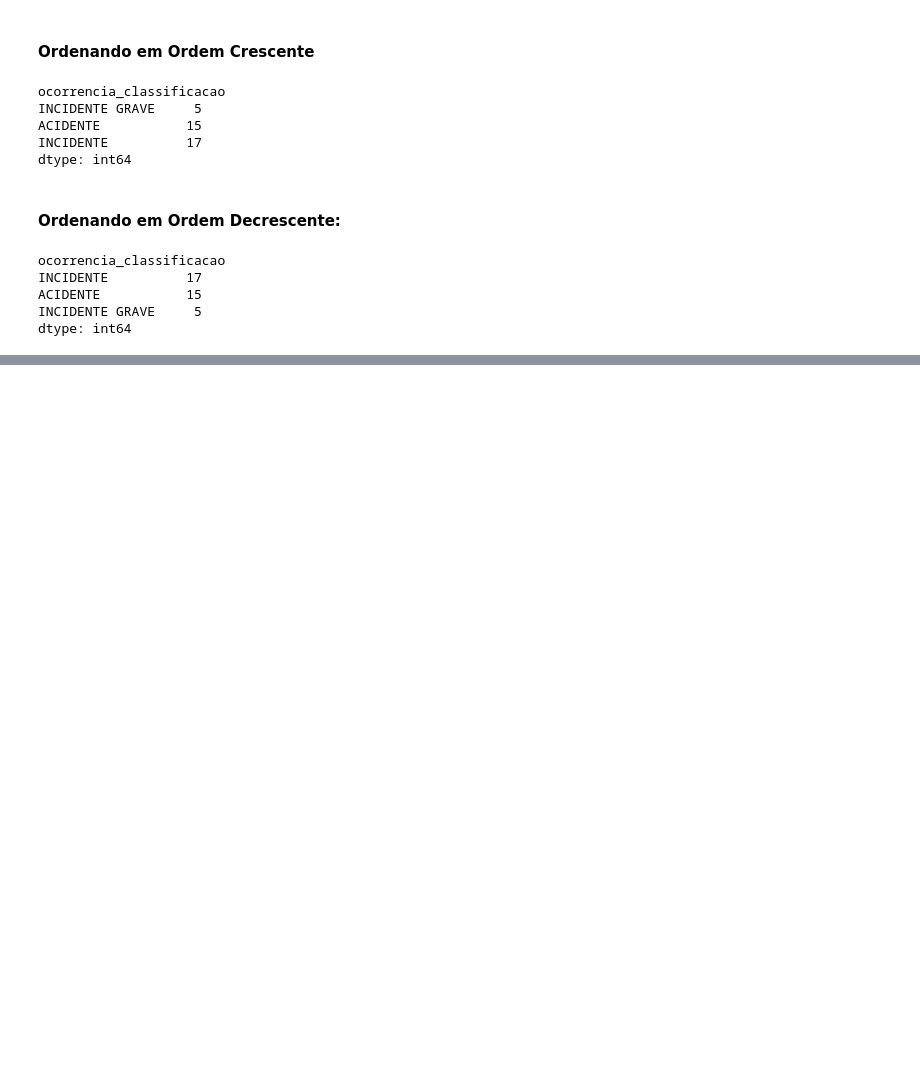
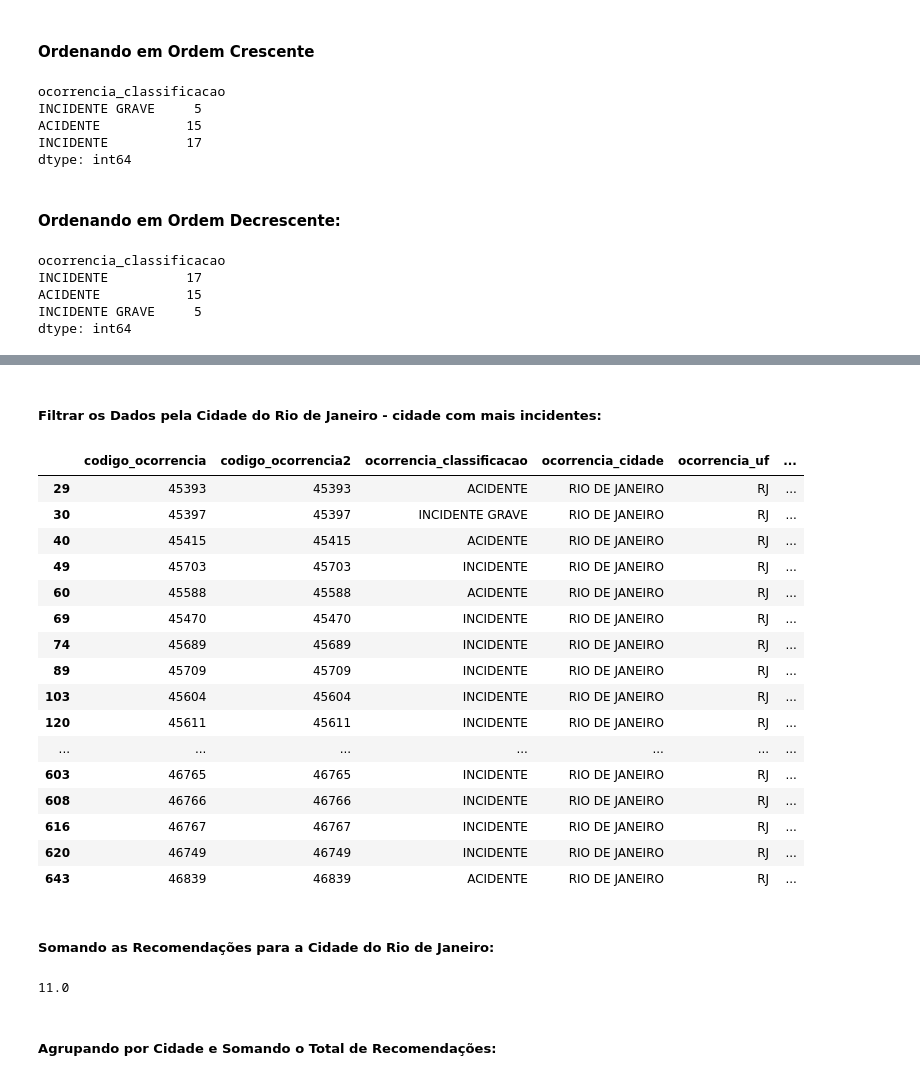
Before and after one commit to rigueti-bruno/Cognizant-Data-Cloud-Engineer, a Jupyter notebook: Programação_Python/05-Fundamentos de ETL com Python/05-3-ETL com Python - Transformacao.ipynb, the cells around one changed output, grey strips where cells are left out. Cells and saved outputs as stored; diff of their text form; code cells hidden in the pictures; blank space fills up the shorter version.

```diff
--- a/Programação_Python/05-Fundamentos de ETL com Python/05-3-ETL com Python - Transformacao.ipynb
+++ b/Programação_Python/05-Fundamentos de ETL com Python/05-3-ETL com Python - Transformacao.ipynb
@@ -793,0 +802,5 @@ dtype: int64
+# %%
+filtroc = df.ocorrencia_dia.dt.year == 2012 # faz a busca pelos dados de 2012
+filtrod = df.ocorrencia_uf.isin(['SP','MG','ES','RJ']) # faz a busca pelos dados dos Estados da Região Sudeste
+dfsudeste2012 = df.loc[filtroc & filtrod] # Cria um novo dataframe (dfsudeste2012) com os dados da Região Sudeste do ano de 2012
+dfsudeste2012 # exibe o novo dataframe
@@ -793,0 +888,33 @@ dtype: int64
+# %% [markdown]
+##### Filtrar os Dados pela Cidade do Rio de Janeiro - cidade com mais incidentes:
+# %%
+filtro = dfsudeste2012.ocorrencia_cidade == 'RIO DE JANEIRO'
+dfsudeste2012.loc[filtro]
+# %% [output]
+|  | codigo_ocorrencia | codigo_ocorrencia2 | ocorrencia_classificacao | ocorrencia_cidade | ocorrencia_uf | ... |
+| 29 | 45393 | 45393 | ACIDENTE | RIO DE JANEIRO | RJ | ... |
+| 30 | 45397 | 45397 | INCIDENTE GRAVE | RIO DE JANEIRO | RJ | ... |
+| 40 | 45415 | 45415 | ACIDENTE | RIO DE JANEIRO | RJ | ... |
+| 49 | 45703 | 45703 | INCIDENTE | RIO DE JANEIRO | RJ | ... |
+| 60 | 45588 | 45588 | ACIDENTE | RIO DE JANEIRO | RJ | ... |
+| 69 | 45470 | 45470 | INCIDENTE | RIO DE JANEIRO | RJ | ... |
+| 74 | 45689 | 45689 | INCIDENTE | RIO DE JANEIRO | RJ | ... |
+| 89 | 45709 | 45709 | INCIDENTE | RIO DE JANEIRO | RJ | ... |
+| 103 | 45604 | 45604 | INCIDENTE | RIO DE JANEIRO | RJ | ... |
+| 120 | 45611 | 45611 | INCIDENTE | RIO DE JANEIRO | RJ | ... |
+| ... | ... | ... | ... | ... | ... | ... |
+| 603 | 46765 | 46765 | INCIDENTE | RIO DE JANEIRO | RJ | ... |
+| 608 | 46766 | 46766 | INCIDENTE | RIO DE JANEIRO | RJ | ... |
+| 616 | 46767 | 46767 | INCIDENTE | RIO DE JANEIRO | RJ | ... |
+| 620 | 46749 | 46749 | INCIDENTE | RIO DE JANEIRO | RJ | ... |
+| 643 | 46839 | 46839 | ACIDENTE | RIO DE JANEIRO | RJ | ... |
+# %% [markdown]
+##### Somando as Recomendações para a Cidade do Rio de Janeiro:
+# %%
+filtro = dfsudeste2012.ocorrencia_cidade == 'RIO DE JANEIRO'
+dfsudeste2012.loc[filtro].total_recomendacoes.sum()
+# .total_recomendacoes.sum() - soma as recomendações para a cidade do Rio de Janeiro
+# %% [output]
+11.0
+# %% [markdown]
+##### Agrupando por Cidade e Somando o Total de Recomendações:
```
Also changed, not shown: parts of 37 cells of this notebook, 7 other files.
